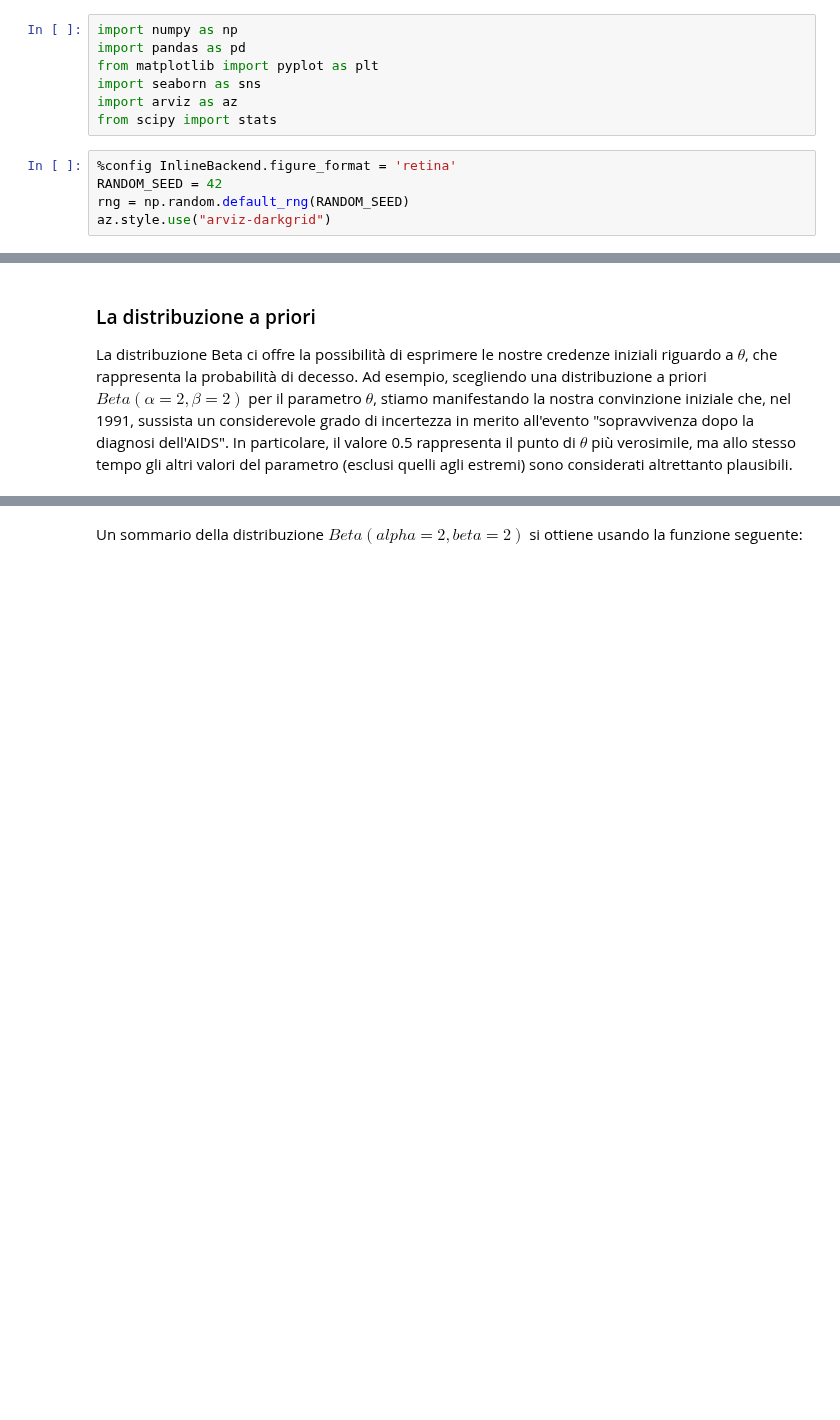
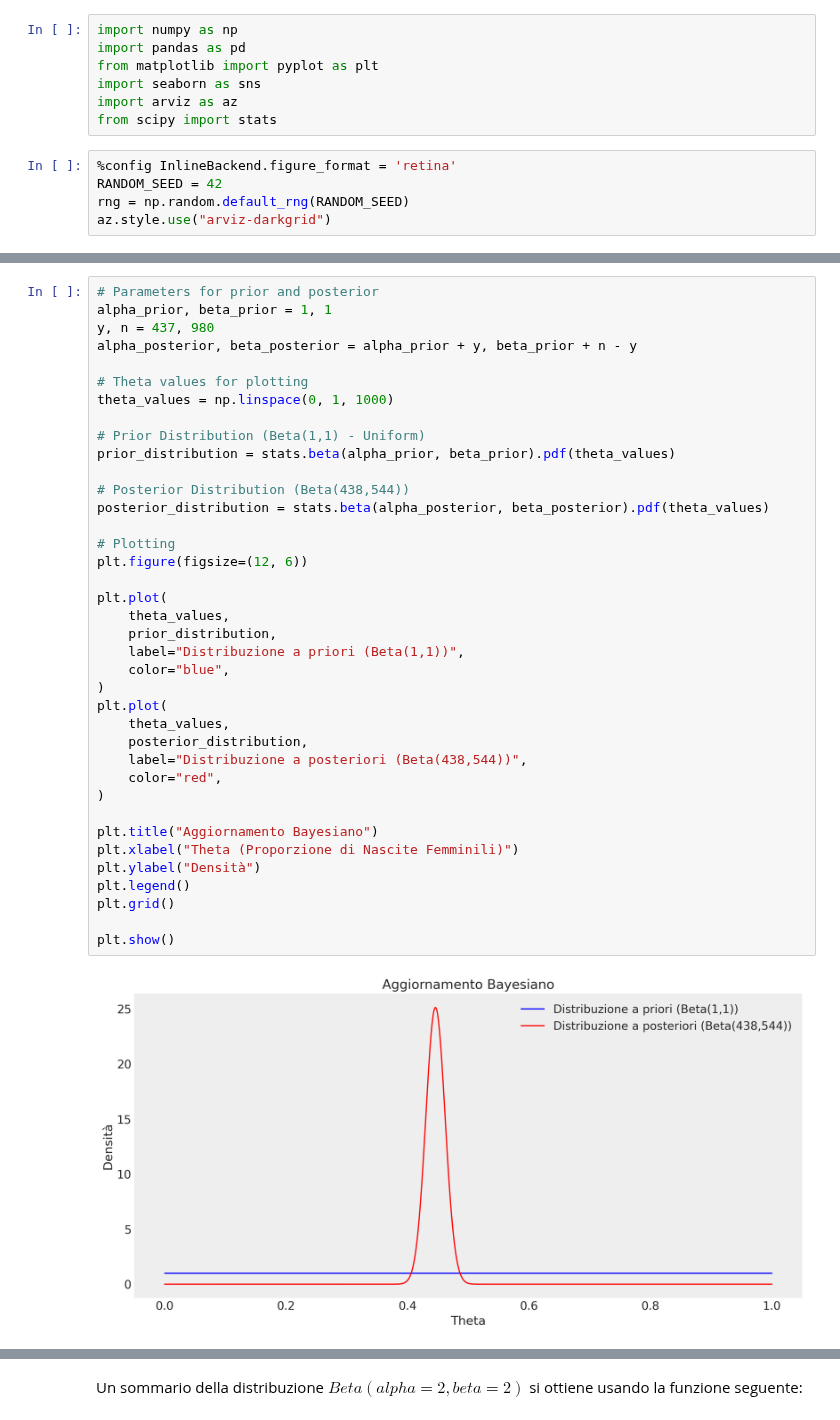
Before and after one commit to ccaudek/ds4psy, a Jupyter notebook: chapter_4/03_conjugate_families_1.ipynb, the cells around one changed output, grey strips where cells are left out. Cells and saved outputs as stored; diff of their text form; blank space fills up the shorter version.

```diff
--- a/chapter_4/03_conjugate_families_1.ipynb
+++ b/chapter_4/03_conjugate_families_1.ipynb
@@ -69,4 +69,40 @@ Se consideriamo i casi come eventi indipendenti, i dati osservati ($y = 1082$) p
-# %% [markdown]
-### La distribuzione a priori
-
-La distribuzione Beta ci offre la possibilità di esprimere le nostre credenze iniziali riguardo a $\theta$, che rappresenta la probabilità di decesso. Ad esempio, scegliendo una distribuzione a priori $Beta(\alpha = 2, \beta = 2)$ per il parametro $\theta$, stiamo manifestando la nostra convinzione iniziale che, nel 1991, sussista un considerevole grado di incertezza in merito all'evento "sopravvivenza dopo la diagnosi dell'AIDS". In particolare, il valore 0.5 rappresenta il punto di $\theta$ più verosimile, ma allo stesso tempo gli altri valori del parametro (esclusi quelli agli estremi) sono considerati altrettanto plausibili.
+# %%
+# Parameters for prior and posterior
+alpha_prior, beta_prior = 1, 1
+y, n = 437, 980
+alpha_posterior, beta_posterior = alpha_prior + y, beta_prior + n - y
+
+# Theta values for plotting
+theta_values = np.linspace(0, 1, 1000)
+
+# Prior Distribution (Beta(1,1) - Uniform)
+prior_distribution = stats.beta(alpha_prior, beta_prior).pdf(theta_values)
+
+# Posterior Distribution (Beta(438,544))
+posterior_distribution = stats.beta(alpha_posterior, beta_posterior).pdf(theta_values)
+
+# Plotting
+plt.figure(figsize=(12, 6))
+
+plt.plot(
+    theta_values,
+    prior_distribution,
+    label="Distribuzione a priori (Beta(1,1))",
+    color="blue",
+)
+plt.plot(
+    theta_values,
+    posterior_distribution,
+    label="Distribuzione a posteriori (Beta(438,544))",
+    color="red",
+)
+
+plt.title("Aggiornamento Bayesiano")
+plt.xlabel("Theta (Proporzione di Nascite Femminili)")
+plt.ylabel("Densità")
+plt.legend()
+plt.grid()
+
+plt.show()
+# %% [output]
+[figure, added]
```
Also changed, not shown: parts of 13 cells of this notebook.
